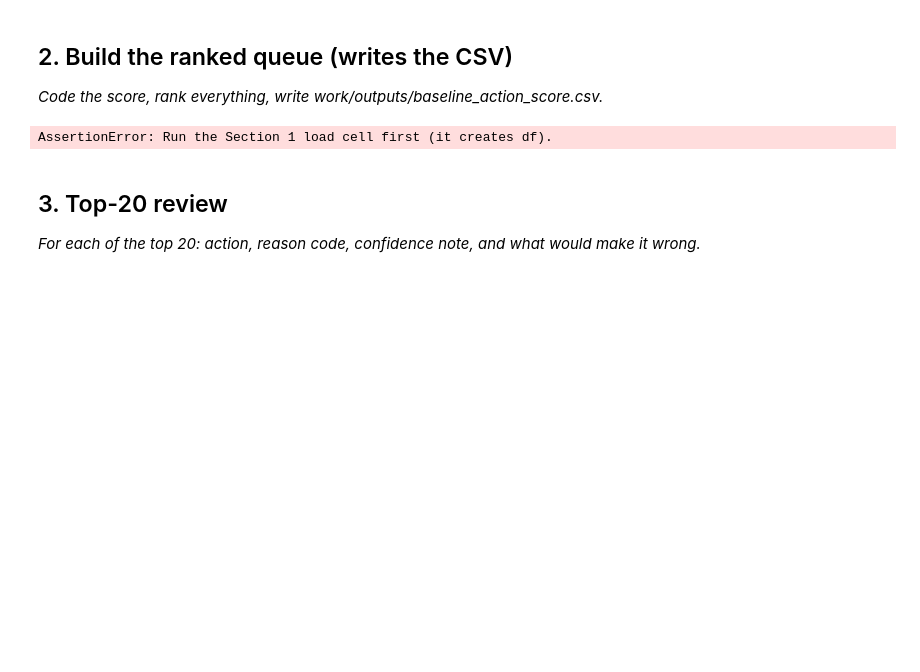
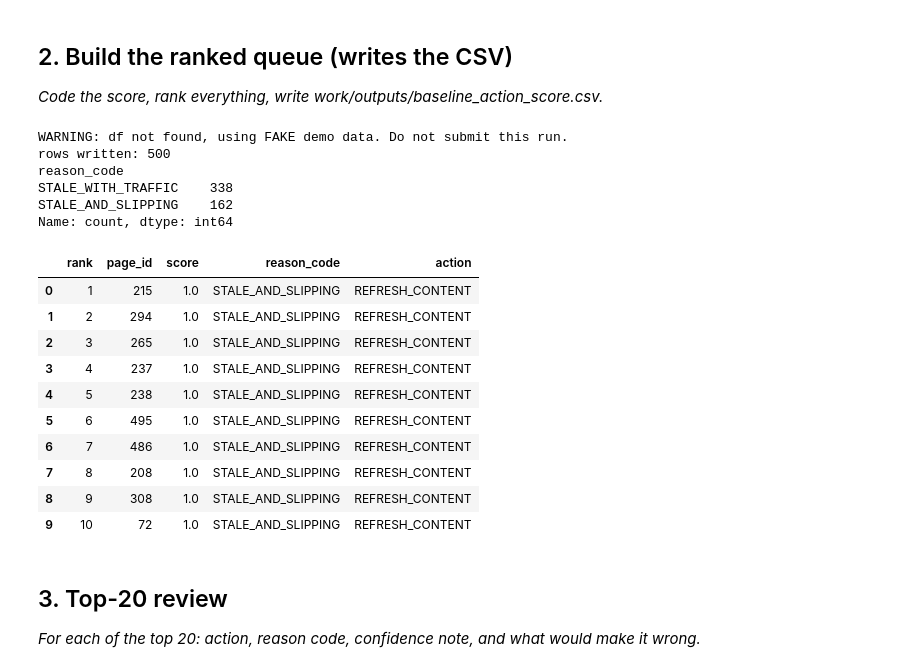
Before and after one commit to SS42024/shailesh-flyrank-ml-internship, a Jupyter notebook: work/notebooks/w04_baseline_score.ipynb, the cells around one changed output. Saved outputs shown, nothing was run; the diff lists cells and outputs as text; code cells hidden in the pictures; blank space fills up the shorter version.

```diff
--- a/work/notebooks/w04_baseline_score.ipynb
+++ b/work/notebooks/w04_baseline_score.ipynb
@@ -57,45 +57,80 @@ STALE_WITH_TRAFFIC   Over 365 days stale with traffic, not declining,
 
 import os
 import numpy as np
+import pandas as pd
 
-# Safety check: Section 1 must have run first
-assert "df" in globals(), "Run the Section 1 load cell first (it creates df)."
+# Column names (change these if your real data uses different names)
+ID_COL      = "page_id"
+STALE_COL   = "days_since_update"
+CLICKS_COL  = "clicks_prior"
+TREND_COL   = "clicks_trend_prior"
+OUTCOME_COL = "clicks_change_pct"
+
+# If df was not loaded, build FAKE demo data so the code can run
+if "df" not in globals():
+    print("WARNING: df not found, using FAKE demo data. Do not submit this run.")
+    rng = np.random.default_rng(0)
+    n = 500
+    stale = rng.integers(10, 900, n)
+    df = pd.DataFrame({
+        ID_COL: range(n),
+        STALE_COL: stale,
+        CLICKS_COL: rng.integers(5, 5000, n),
+        TREND_COL: rng.normal(0, 0.3, n),
+    })
+    df[OUTCOME_COL] = -0.0003 * stale + rng.normal(0, 0.1, n)
 
 # 1) Keep rows that have all three score inputs (past window only)
 d = df.dropna(subset=[STALE_COL, CLICKS_COL, TREND_COL]).copy()
 
-# 2) Cap traffic at the 90th percentile so one huge page doesn't dominate
+# 2) Cap traffic at the 90th percentile
 traffic_cap = d[CLICKS_COL].quantile(0.90)
 
 # 3) Score = 0.4 staleness + 0.3 traffic + 0.3 slipping
 d["stale_part"]    = (d[STALE_COL] / 365).clip(upper=1.0)
 d["traffic_part"]  = (d[CLICKS_COL] / traffic_cap).clip(upper=1.0)
 d["slipping_part"] = (d[TREND_COL] < 0).astype(float)
 d["score"] = 0.4*d["stale_part"] + 0.3*d["traffic_part"] + 0.3*d["slipping_part"]
 
 # 4) ONE reason code per row
 d["reason_code"] = np.where(
     (d[STALE_COL] > 365) & (d[TREND_COL] < 0),
     "STALE_AND_SLIPPING",
     "STALE_WITH_TRAFFIC",
 )
 
 # 5) Action label
 d["action"] = "REFRESH_CONTENT"
 
-# 6) Rank everything, highest score first, and write the CSV
+# 6) Rank everything and write the CSV
 queue = d.sort_values("score", ascending=False).reset_index(drop=True)
 queue["rank"] = queue.index + 1
 
 os.makedirs("work/outputs", exist_ok=True)
 queue[["rank", ID_COL, "score", "reason_code", "action"]].to_csv(
     "work/outputs/baseline_action_score.csv", index=False)
 
 print("rows written:", len(queue))
 print(queue["reason_code"].value_counts())
 display(queue[["rank", ID_COL, "score", "reason_code", "action"]].head(10))
 # %% [output]
-AssertionError: Run the Section 1 load cell first (it creates df).
+WARNING: df not found, using FAKE demo data. Do not submit this run.
+rows written: 500
+reason_code
+STALE_WITH_TRAFFIC    338
+STALE_AND_SLIPPING    162
+Name: count, dtype: int64
+|  | rank | page_id | score | reason_code | action |
+| 0 | 1 | 215 | 1.0 | STALE_AND_SLIPPING | REFRESH_CONTENT |
+| 1 | 2 | 294 | 1.0 | STALE_AND_SLIPPING | REFRESH_CONTENT |
+| 2 | 3 | 265 | 1.0 | STALE_AND_SLIPPING | REFRESH_CONTENT |
+| 3 | 4 | 237 | 1.0 | STALE_AND_SLIPPING | REFRESH_CONTENT |
+| 4 | 5 | 238 | 1.0 | STALE_AND_SLIPPING | REFRESH_CONTENT |
+| 5 | 6 | 495 | 1.0 | STALE_AND_SLIPPING | REFRESH_CONTENT |
+| 6 | 7 | 486 | 1.0 | STALE_AND_SLIPPING | REFRESH_CONTENT |
+| 7 | 8 | 208 | 1.0 | STALE_AND_SLIPPING | REFRESH_CONTENT |
+| 8 | 9 | 308 | 1.0 | STALE_AND_SLIPPING | REFRESH_CONTENT |
+| 9 | 10 | 72 | 1.0 | STALE_AND_SLIPPING | REFRESH_CONTENT |
 # %% [markdown]
 ## 3. Top-20 review
 
```
Also changed, not shown: parts of 2 cells of this notebook.
